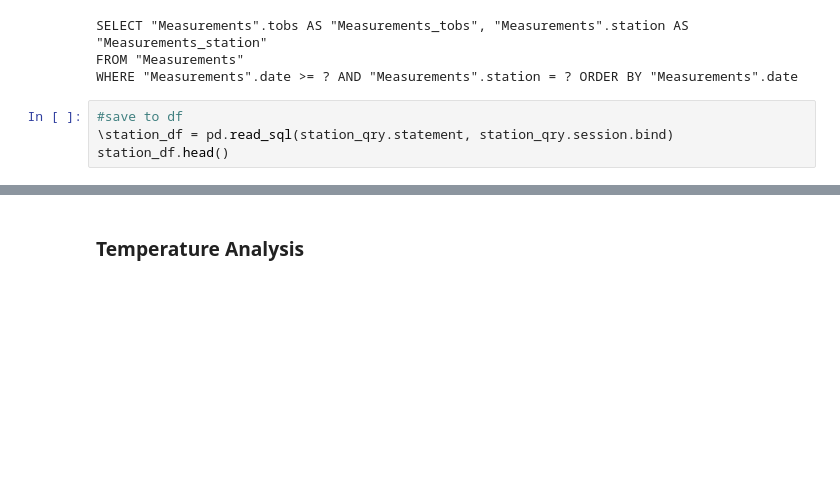
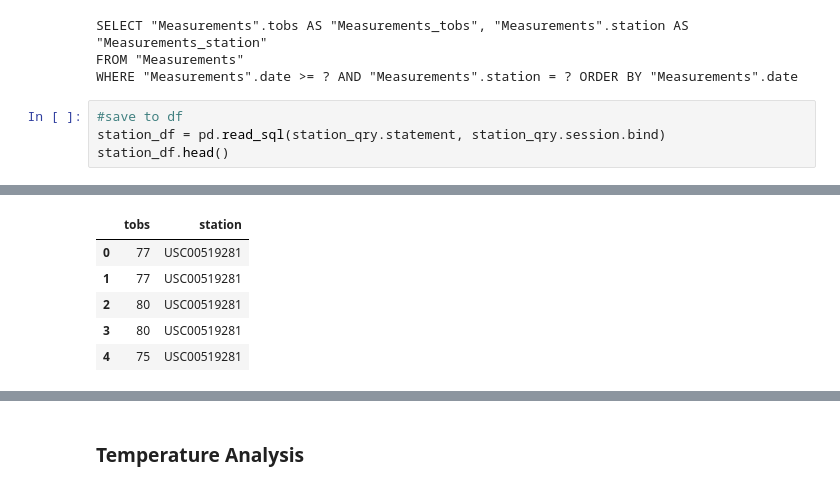
Before and after one commit to AswathyMohan89/Climate_Analysis_Hawaii, a Jupyter notebook: src/climate_analysis.ipynb, the cells around one changed output, grey strips where cells are left out. Cells and saved outputs as stored; diff of their text form; blank space fills up the shorter version.

```diff
--- a/src/climate_analysis.ipynb
+++ b/src/climate_analysis.ipynb
@@ -131,6 +131,6 @@ FROM "Measurements"
 WHERE "Measurements".date >= ? AND "Measurements".station = ? ORDER BY "Measurements".date
 # %%
 #save to df
-\station_df = pd.read_sql(station_qry.statement, station_qry.session.bind)
+station_df = pd.read_sql(station_qry.statement, station_qry.session.bind)
 station_df.head()
 # %% [output]
@@ -138,3 +137,9 @@ SyntaxError: unexpected character after line continuation character (<ipython-in
+|  | tobs | station |
+| 0 | 77 | USC00519281 |
+| 1 | 77 | USC00519281 |
+| 2 | 80 | USC00519281 |
+| 3 | 80 | USC00519281 |
+| 4 | 75 | USC00519281 |
 # %%
 #plot histogram
 plt.hist(station_df["tobs"], normed=True, bins=12)
```
Also changed, not shown: parts of 8 cells of this notebook.
